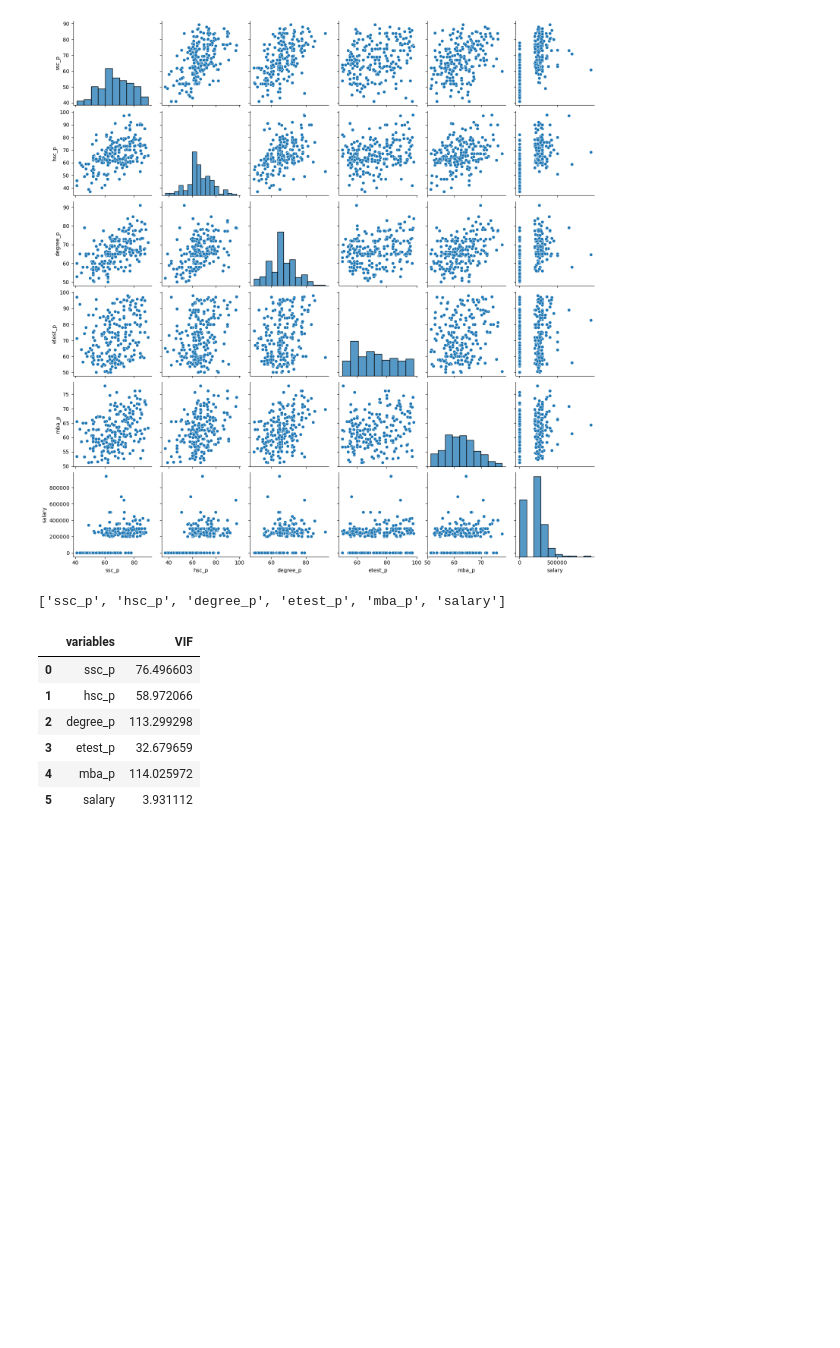
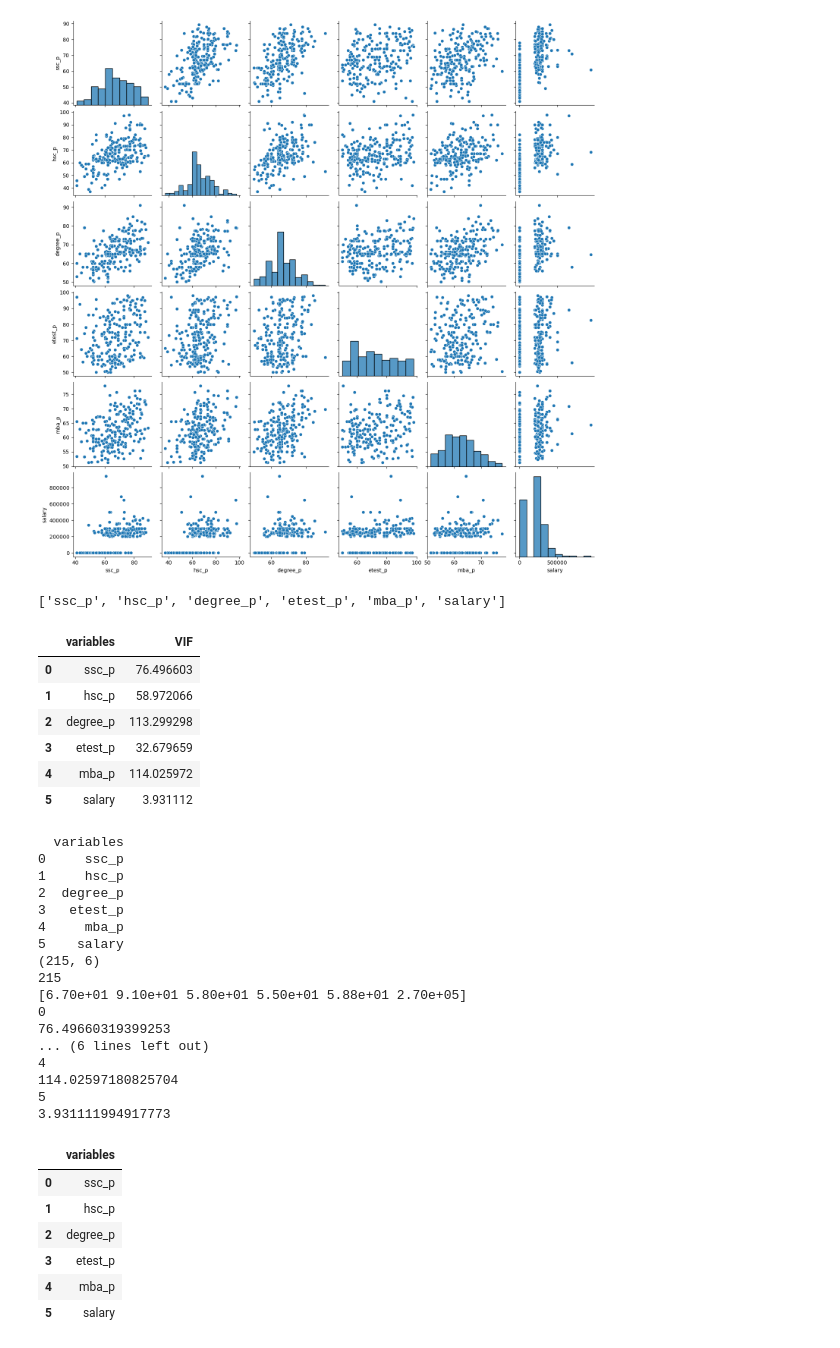
Before and after one commit to iampandiyan/BivariateAnalysis, a Jupyter notebook: MulticolinearVif.ipynb, the cells around one changed output. Drawn from its saved outputs; the diff is of its cells as text; code cells hidden in the pictures; blank space fills up the shorter version.

```diff
--- a/MulticolinearVif.ipynb
+++ b/MulticolinearVif.ipynb
@@ -83,0 +95,43 @@ calc_vif(dataset[quan])
+# %%
+#For debug puprpose only
+from statsmodels.stats.outliers_influence import variance_inflation_factor
+def calc_vifdebug(X):
+    vif=pd.DataFrame()
+    vif['variables']=X.columns
+    print(vif)
+    print(X.shape)
+    print(X.shape[0])
+    print(X.values[0])
+    for i in range(X.shape[1]):
+        print(i)
+        print(variance_inflation_factor(X.values,i))
+    #vif['VIF']=[variance_inflation_factor(X.values,i) for i in range(X.shape[1])]
+    return vif
+# %%
+#For debug puprpose only
+calc_vifdebug(dataset[quan])
+# %% [output]
+  variables
+0     ssc_p
+1     hsc_p
+2  degree_p
+3   etest_p
+4     mba_p
+5    salary
+(215, 6)
+215
+[6.70e+01 9.10e+01 5.80e+01 5.50e+01 5.88e+01 2.70e+05]
+0
+76.49660319399253
+... (6 lines left out)
+4
+114.02597180825704
+5
+3.931111994917773
+|  | variables |
+| 0 | ssc_p |
+| 1 | hsc_p |
+| 2 | degree_p |
+| 3 | etest_p |
+| 4 | mba_p |
+| 5 | salary |
```
Also changed, not shown: parts of 1 cell of this notebook, 1 other file.
